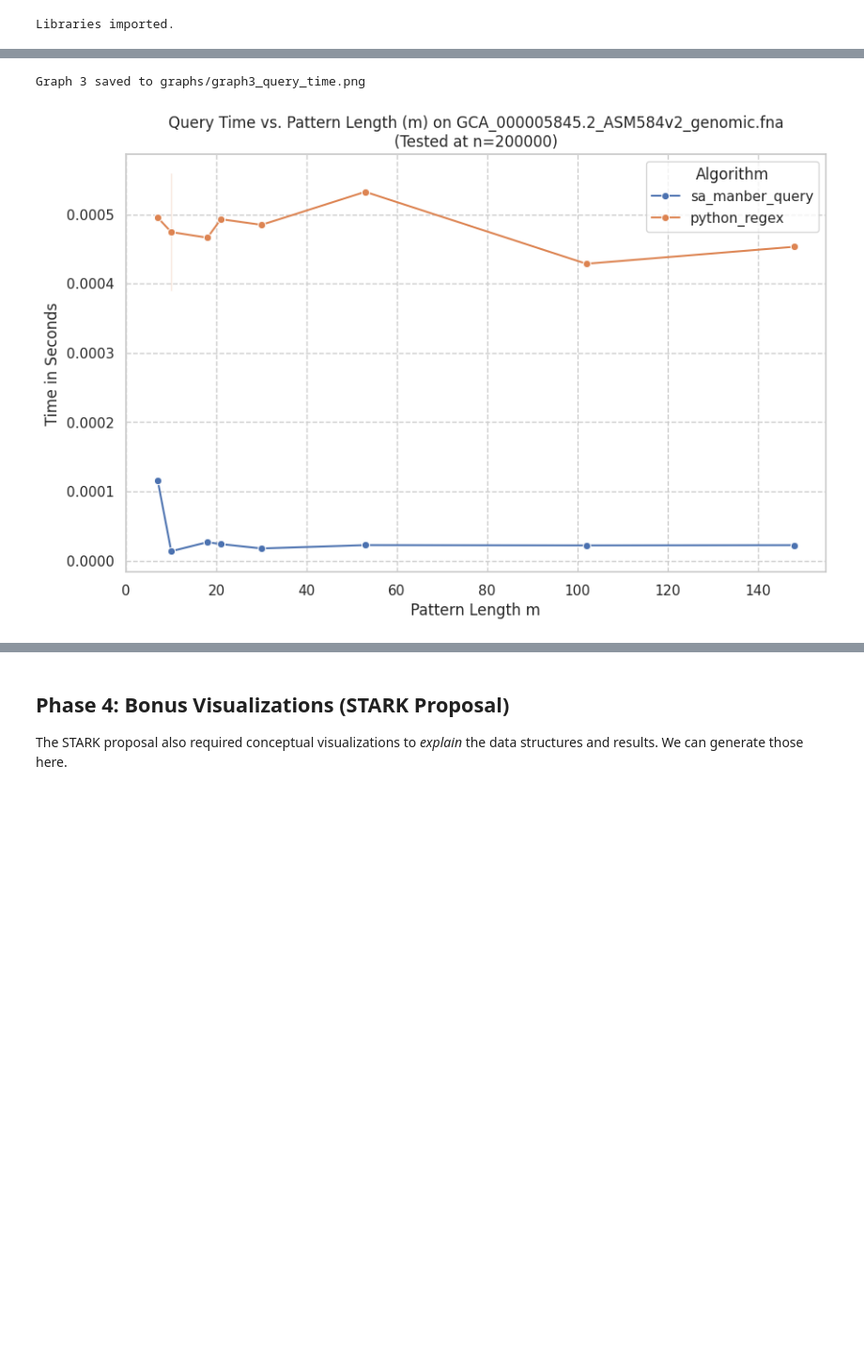
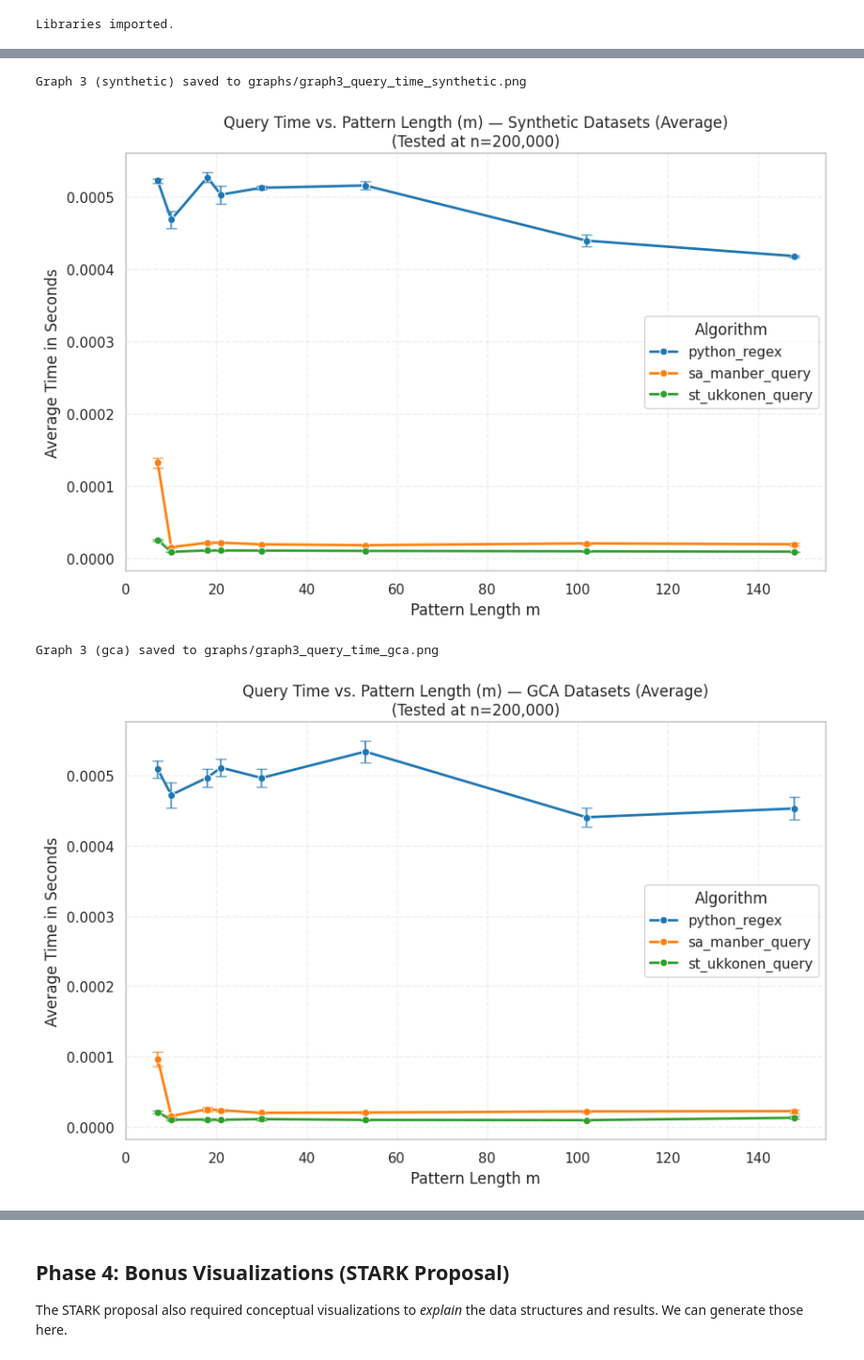
Before and after one commit to Tanush-IIITH/STARK, a Jupyter notebook: Suffix Arrays-Trees/analysis.ipynb, the cells around one changed output, grey strips where cells are left out. Shown at 94% size. Drawn from its saved outputs; the diff is of its cells as text; code cells hidden in the pictures; blank space fills up the shorter version.

Commit message:
Better benchmarking and analysis

```diff
--- a/Suffix Arrays-Trees/analysis.ipynb
+++ b/Suffix Arrays-Trees/analysis.ipynb
@@ -209,38 +404,49 @@ For this test, we filter for a **single, large `n`** (the largest one we tested,
 # %%
-# Filter the data for this graph
-# Find the largest 'n' value we actually tested
+# Filter the data for query-time analysis at the largest n tested
 max_n = df["text_length_n"].max()
-
-data_g3 = df[
+query_df = df[
     (df["metric_type"] == "query") &
-    (df["dataset_name"] == DATASET_TO_PLOT) &
     (df["text_length_n"] == max_n)
 ].copy()
 
-if data_g3.empty:
+query_summaries = summarize_metric(query_df, "pattern_length_m", "time_sec")
+
+if not query_summaries:
     print(f"Warning: No query data found for max n ({max_n}). Skipping query graph.")
 else:
-    # Create the plot
-    plt.figure(figsize=(10, 6))
-    sns.lineplot(
-        data=data_g3,
-        x="pattern_length_m", # <-- X-axis is m
-        y="time_sec",
-        hue="algorithm",
-        marker="o"
-    )
-
-    plt.title(f"Query Time vs. Pattern Length (m) on {DATASET_TO_PLOT}\n(Tested at n={max_n})")
-    plt.xlabel("Pattern Length m")
-    plt.ylabel("Time in Seconds")
-    plt.grid(True, which="both", ls="--")
-    plt.legend(title="Algorithm")
-
-    # Save the figure
-    output_path = os.path.join(OUTPUT_DIR, "graph3_query_time.png")
-    plt.savefig(output_path)
-    print(f"Graph 3 saved to {output_path}")
-    plt.show()
+    base_palette = sns.color_palette("tab10")
+    for group_key in GROUP_ORDER:
+        summary = query_summaries.get(group_key)
+        if summary is None:
+            print(f"Skipping {group_key}: no query data available.")
+            continue
+        algo_order = sorted(summary["algorithm"].unique())
+        color_map = {algo: base_palette[i % len(base_palette)] for i, algo in enumerate(algo_order)}
+        plt.figure(figsize=(10, 6))
+        sns.lineplot(
+            data=summary,
+            x="pattern_length_m",
+            y="mean_value",
+            hue="algorithm",
+            palette=color_map,
+            marker="o",
+            linewidth=2,
+        )
+        ax = plt.gca()
+        plot_error_bars(ax, summary, "pattern_length_m", color_map)
+        plt.title(
+            f"Query Time vs. Pattern Length (m) — {GROUP_DISPLAY_NAMES[group_key]}\n(Tested at n={max_n:,})"
+        )
+        plt.xlabel("Pattern Length m")
+        plt.ylabel("Average Time in Seconds")
+        plt.grid(True, which="both", ls="--", alpha=0.3)
+        plt.legend(title="Algorithm")
+        output_path = os.path.join(OUTPUT_DIR, f"graph3_query_time_{group_key}.png")
+        plt.savefig(output_path, dpi=200, bbox_inches="tight")
+        print(f"Graph 3 ({group_key}) saved to {output_path}")
+        plt.show()
 # %% [output]
-Graph 3 saved to graphs/graph3_query_time.png
+Graph 3 (synthetic) saved to graphs/graph3_query_time_synthetic.png
-[figure, old version]
+[figure, new version]
+Graph 3 (gca) saved to graphs/graph3_query_time_gca.png
+[figure, added]
```
Also changed, not shown: parts of 20 cells of this notebook, 46 other files.
